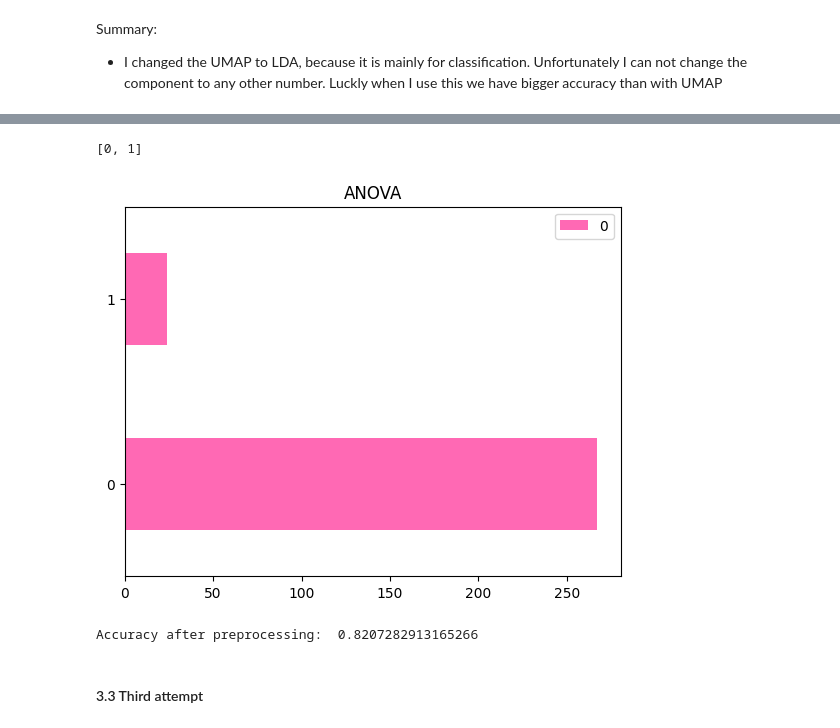
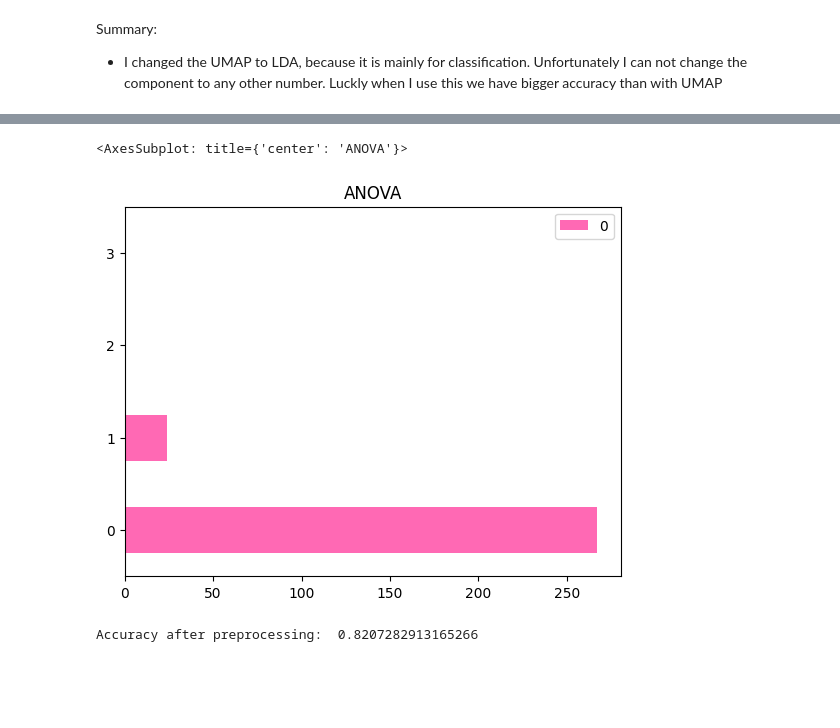
Before and after one commit to jszczublinska/DM_Titanic, a Jupyter notebook: titanic.ipynb, the cells around one changed output, grey strips where cells are left out. Cells and saved outputs as stored; diff of their text form; code cells hidden in the pictures; blank space fills up the shorter version.

```diff
--- a/titanic.ipynb
+++ b/titanic.ipynb
@@ -240,19 +257,12 @@ Cabin was with NaN values
 ### FEATURE EXTRACTION
 
 y = train_df['Survived']
-X = normalized_data
-X_test = normalized_data_test
 y_test = test_df['Survived']
 
-pca_transformer = PCA(n_components=2)
-
-X_pca = pca_transformer.fit_transform(X)
-X_pca_test = pca_transformer.transform(X_test)
+X_pca, X_pca_test, pca_df, pca_df_test = clas.computePCA(normalized_data, normalized_data_test)
 
 sns.scatterplot(data=train_df, x=X_pca[:, 0], y=X_pca[:, 1], hue=y, palette = ['hotpink', '#3366CC']).set_title('PCA projection of Titanic dataset')
-print("Accuracy after preprocessing: ", clas.getAccuracy(X_pca, y, X_pca_test, y_test))
-
-pca_df = pd.DataFrame(X_pca)
-pca_df_test = pd.DataFrame(X_pca_test)
-# pca_df.head()
+acc = clas.getAccuracy(X_pca, y, X_pca_test, y_test)
+print("Accuracy after preprocessing: ", acc)
+attempt_2.append(acc)
 # %% [output]
@@ -261,14 +289,11 @@ Accuracy after preprocessing:  0.7675070028011205
 # %%
-from sklearn.feature_selection import f_classif
-
 anova_df = clas.computeAnova(pca_df, train_df['Survived'])
 anova_df.plot(kind='barh', title='ANOVA', color=['hotpink'])
 
-pca_df.head()
-pca_df.columns.to_list()
+# pca_df.columns.to_list()
 # %% [output]
-[0, 1]
+<AxesSubplot: title={'center': 'ANOVA'}>
-[figure, old version]
+[figure, new version]
 # %%
 clas.dropColumns(pca_df, [0])
 clas.dropColumns(pca_df_test, [0])
@@ -283,4 +310,2 @@ print("Accuracy after preprocessing: ", clas.getAccuracy(X, y, X_test, y_test))
 # %% [output]
 Accuracy after preprocessing:  0.8207282913165266
-# %% [markdown]
-#### 3.3 Third attempt
```
Also changed, not shown: parts of 16 cells of this notebook, 2 other files.
